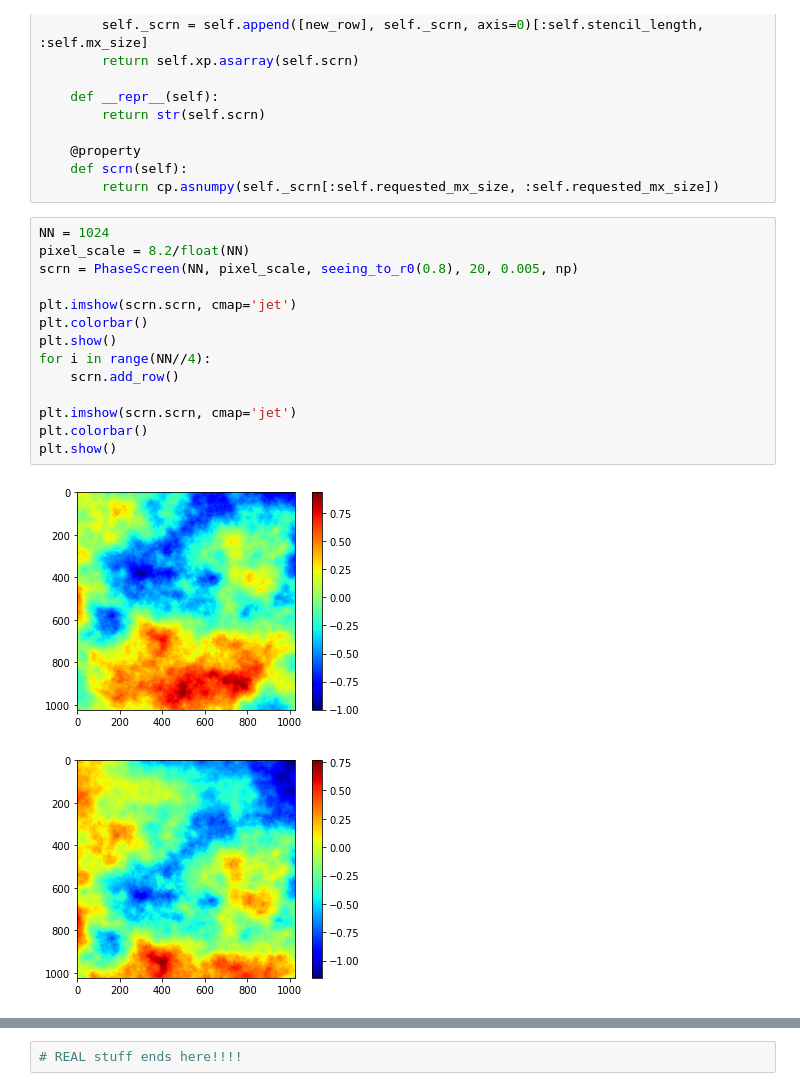
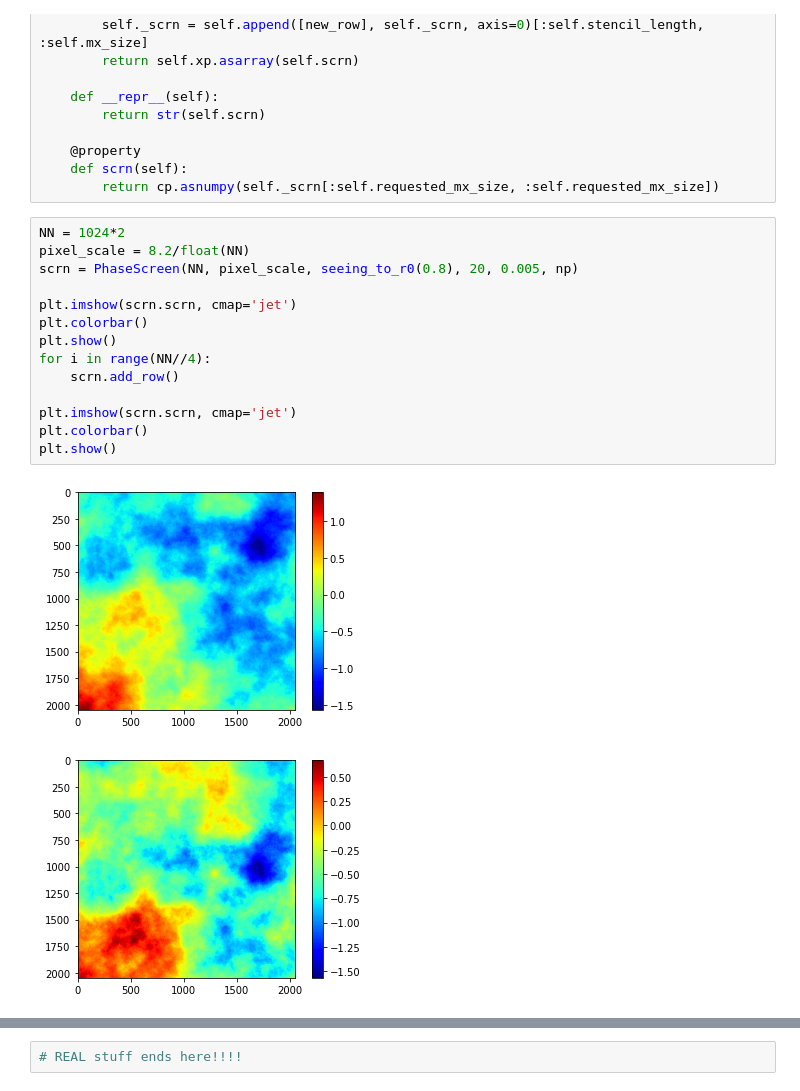
Before and after one commit to astro-tiptop/SYMAO, a Jupyter notebook: SymTurbolence.ipynb, the cells around one changed output, grey strips where cells are left out. Drawn from its saved outputs; the diff is of its cells as text.

```diff
--- a/SymTurbolence.ipynb
+++ b/SymTurbolence.ipynb
@@ -176,22 +176,22 @@ class PhaseScreen(object):
     def scrn(self):
         return cp.asnumpy(self._scrn[:self.requested_mx_size, :self.requested_mx_size])
 # %%
-NN = 1024
+NN = 1024*2
 pixel_scale = 8.2/float(NN)
 scrn = PhaseScreen(NN, pixel_scale, seeing_to_r0(0.8), 20, 0.005, np)
 
 plt.imshow(scrn.scrn, cmap='jet')
 plt.colorbar()
 plt.show()
 for i in range(NN//4):
     scrn.add_row()
 
 plt.imshow(scrn.scrn, cmap='jet')
 plt.colorbar()
 plt.show()
 # %% [output]
-[figure, old version]
+[figure, new version]
-[figure, old version]
+[figure, new version]
 # %%
 %%timeit
 scrn.add_row()
```
Also changed, not shown: parts of 3 cells of this notebook.
